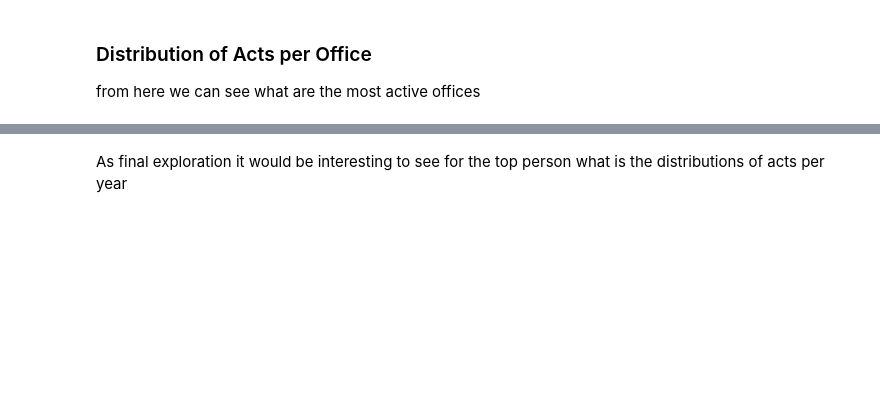
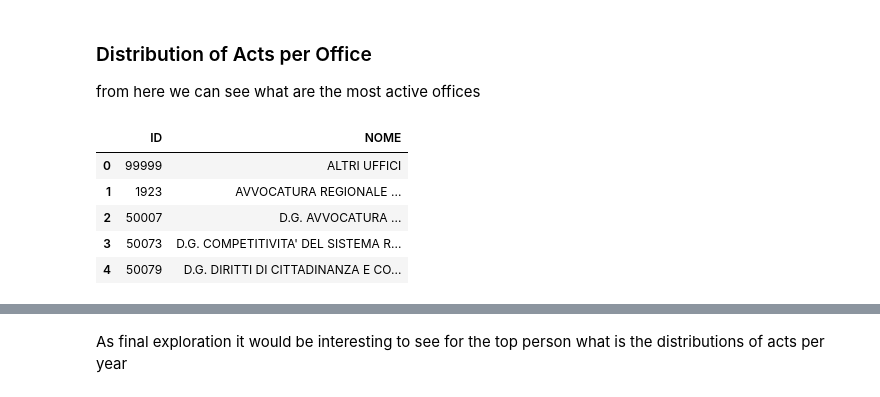
Before and after one commit to teamdigitale/daf-models, a Jupyter notebook: outbox-classification/notebook/preprocessing/data_preprocessing.ipynb, the cells around one changed output, grey strips where cells are left out. Saved outputs shown, nothing was run; the diff lists cells and outputs as text; code cells hidden in the pictures; blank space fills up the shorter version.

```diff
--- a/outbox-classification/notebook/preprocessing/data_preprocessing.ipynb
+++ b/outbox-classification/notebook/preprocessing/data_preprocessing.ipynb
@@ -256,3 +256,13 @@ acts distribution per person
 ### Distribution of Acts per Office
 
 from here we can see what are the most active offices
+# %%
+df_struttura = pd.read_csv('../../data/dg_struttura.csv')
+df_struttura.head()
+# %% [output]
+|  | ID | NOME |
+| 0 | 99999 | ALTRI UFFICI |
+| 1 | 1923 | AVVOCATURA REGIONALE ... |
+| 2 | 50007 | D.G. AVVOCATURA ... |
+| 3 | 50073 | D.G. COMPETITIVITA' DEL SISTEMA R... |
+| 4 | 50079 | D.G. DIRITTI DI CITTADINANZA E CO... |
```
Also changed, not shown: parts of 13 cells of this notebook, 12 other files.
